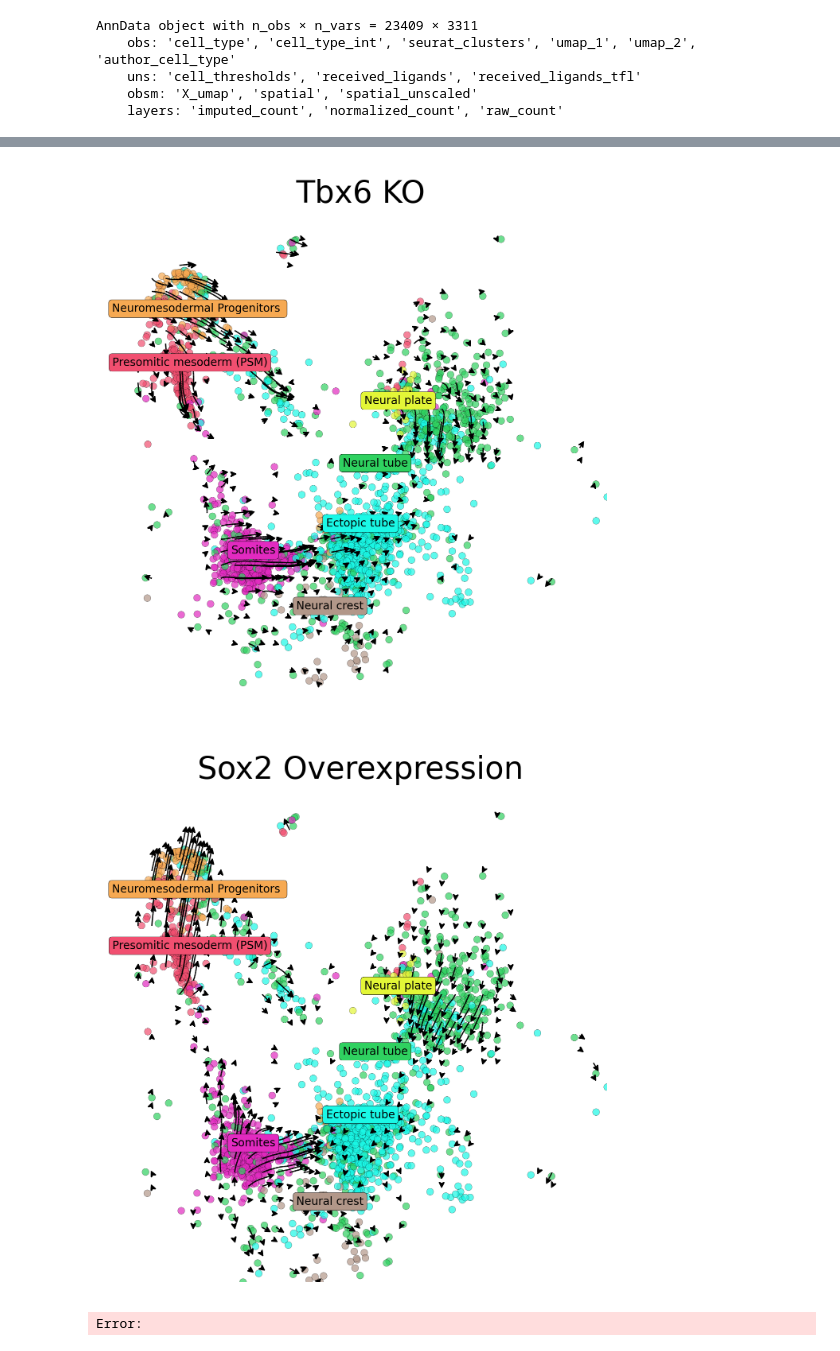
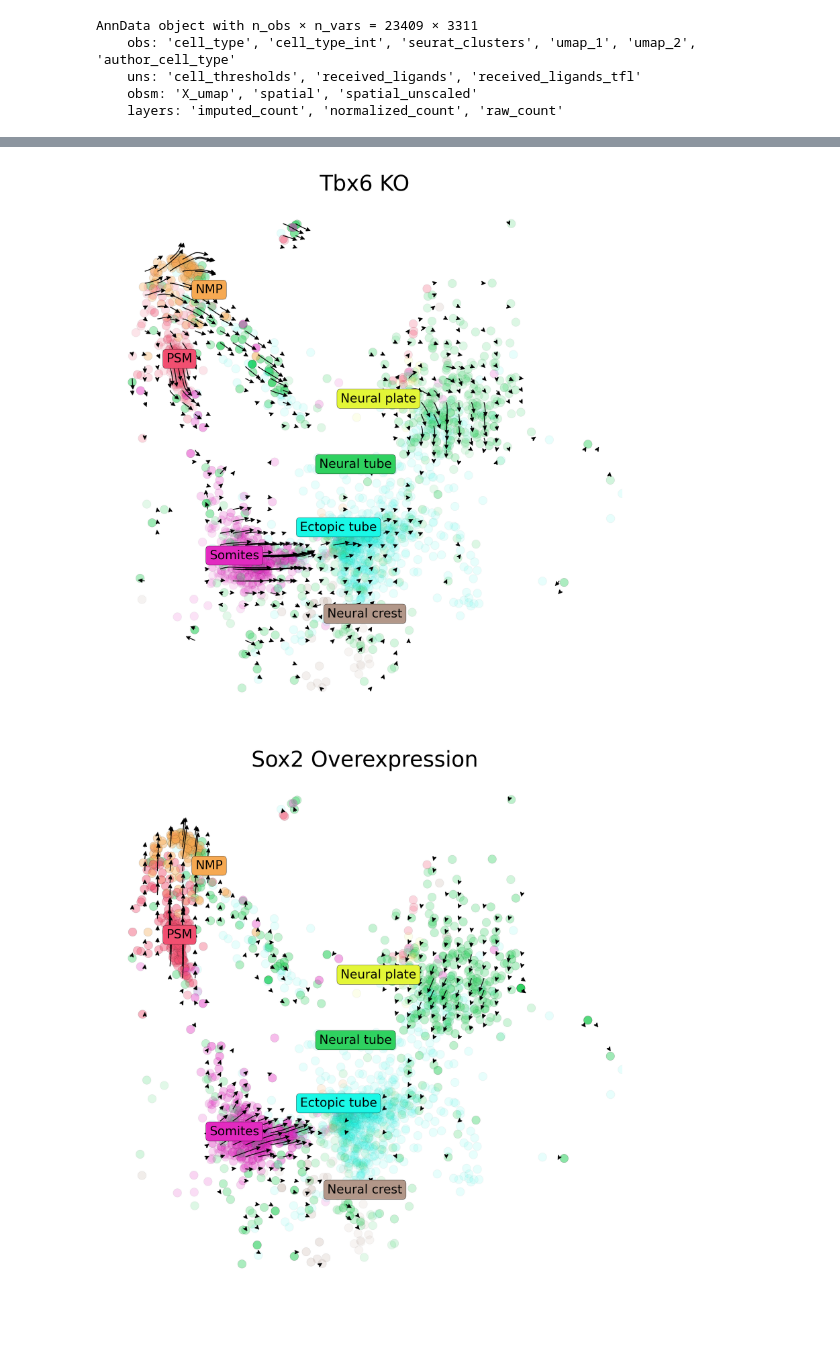
Before and after one commit to jishnu-lab/SpaceTravLR, a Jupyter notebook: manuscript/mouse_embryo_slideseq/figures.ipynb, the cells around one changed output, grey strips where cells are left out. Saved outputs shown, nothing was run; the diff lists cells and outputs as text; code cells hidden in the pictures.

Commit message:
added more manuscript notebooks and figures

```diff
--- a/manuscript/mouse_embryo_slideseq/figures.ipynb
+++ b/manuscript/mouse_embryo_slideseq/figures.ipynb
@@ -45,10 +45,12 @@ df = pd.read_parquet('/Volumes/SSD/Tbx6_4n_0x.parquet')
 # %%
 plt.rcParams['figure.figsize'] = [5, 5]
-plt.rcParams['figure.dpi'] = 200
+plt.rcParams['figure.dpi'] = 100
 
 sc.pl.embedding(adata,
         color=['cell_type'], frameon=False, basis='umap', s=40,
-        groups=['Somites', 'Presomitic mesoderm (PSM)', 'Neural crest', 'Neural tube', 'Neuromesodermal Progenitors '],
+        groups=[
+            'Somites', 'Presomitic mesoderm (PSM)', 'Neural crest',
+            'Neural tube', 'Neuromesodermal Progenitors '],
         add_outline=False,
         title=['E9.5 Embryo WT'],
                 palette = {
@@ -143,16 +145,19 @@ grid_points, vector_field = embryo.plot_arrows(
     hue='cell_type_2',
     curve=True,
     vector_scale=1,
-    grid_scale=1.25,
-    n_neighbors=450,
-    scale=20,
-    grains=35,
-    figsize=(4, 4),
+    grid_scale=1,
+    n_neighbors=400,
+    scale=10,
+    grains=40,
+    figsize=(6, 6),
     dpi=200,
-    alpha=0.7,
-    scatter_size=10,
-    legend_fontsize=5,
-    # rename={},
+    alpha=1,
+    scatter_size=30,
+    legend_fontsize=8,
+    rename={
+        'Presomitic mesoderm (PSM)': 'PSM',
+        'Neuromesodermal Progenitors ': 'NMP'
+    },
     grey_out=False,
     limit_clusters=True,
     highlight_clusters=[
@@ -171,7 +176,7 @@ plt.savefig(
 )
 plt.show()
 # %% [output]
-[figure, old version]
+[figure, new version]
 # %%
 wtko = sc.read_h5ad('/Users/koush/Downloads/mouse_trunkTbx6WT_KO.h5ad')
 wtko.var_names = wtko.var['feature_name']
@@ -229,41 +234,43 @@ embryo.init_cartography(adata[adata.obs_names.isin(dfko.index)],
     # restrict_to=[]
 )
 # %%
-
 grid_points, vector_field = embryo.plot_arrows(
     perturb_target='',
     perturbed_df=dfko,
     mode='0',
     hue='cell_type_2',
     curve=True,
     vector_scale=1,
     grid_scale=1,
-    n_neighbors=300,
-    scale=20,
-    grains=35,
-    figsize=(4, 4),
+    n_neighbors=400,
+    scale=10,
+    grains=40,
+    figsize=(6, 6),
     dpi=200,
-    alpha=0.7,
-    scatter_size=10,
-    legend_fontsize=5,
-    # rename={},
+    alpha=1,
+    scatter_size=30,
+    legend_fontsize=8,
+    rename={
+        'Presomitic mesoderm (PSM)': 'PSM',
+        'Neuromesodermal Progenitors ': 'NMP'
+    },
     grey_out=False,
     limit_clusters=True,
     highlight_clusters=[
         # 'Ectopic tube',
         'Neural tube',
         'Somites',
         'Presomitic mesoderm (PSM)',
         'Neuromesodermal Progenitors ',
         'Neural crest',
     ]
 )
+
 plt.title('Sox2 Overexpression', fontsize=14)
 plt.savefig(
     './figures/Sox2_overexpr.svg',
     **savefig_params
 )
 plt.show()
 # %% [output]
-[figure, old version]
+[figure, new version]
-Error:
```
Also changed, not shown: parts of 3 cells of this notebook, 3 other files.
